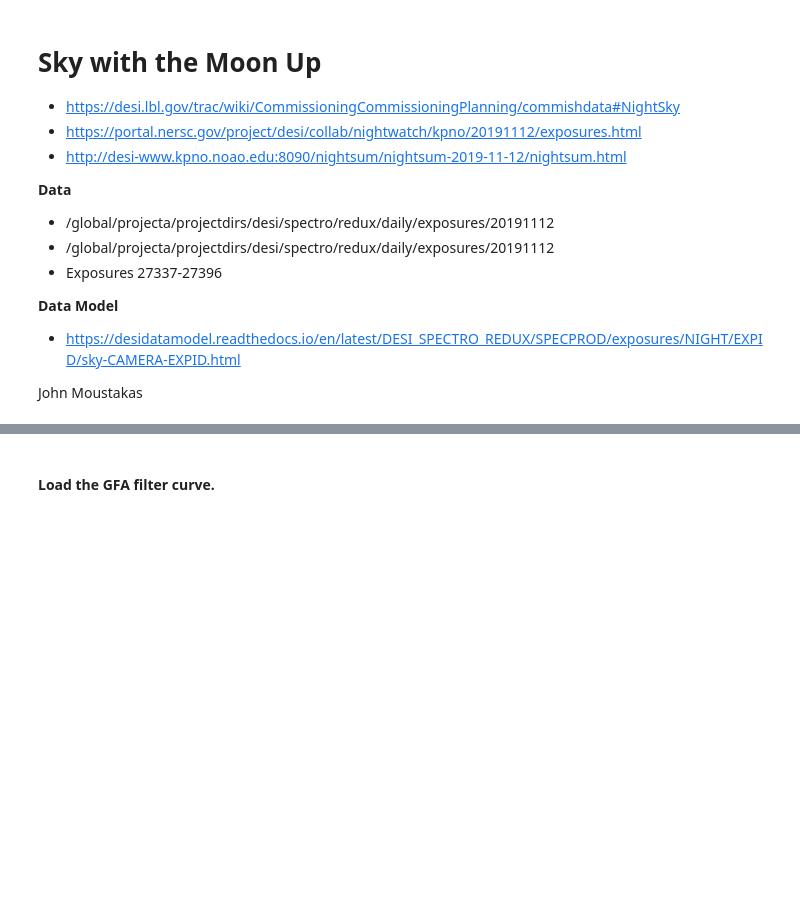
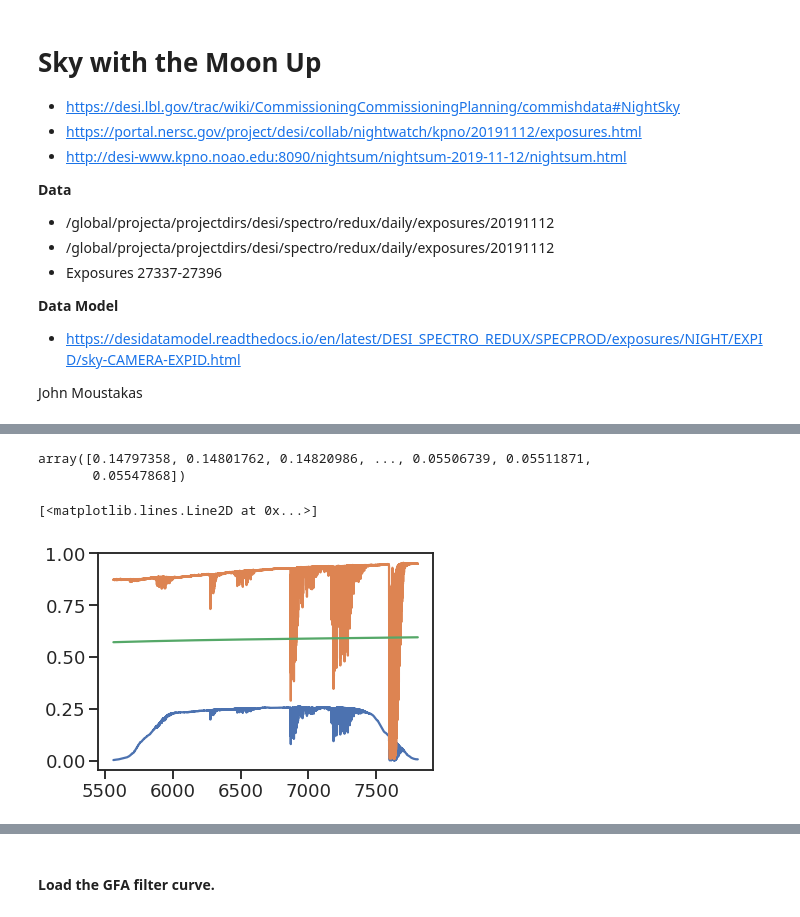
Before and after one commit to desihub/desicmx, a Jupyter notebook: analysis/specsky/sky-with-moon.ipynb, the cells around one changed output, grey strips where cells are left out. Saved outputs shown, nothing was run; the diff lists cells and outputs as text; code cells hidden in the pictures; blank space fills up the shorter version.

```diff
--- a/analysis/specsky/sky-with-moon.ipynb
+++ b/analysis/specsky/sky-with-moon.ipynb
@@ -39,0 +118,15 @@ sns.set(context='talk', style='ticks', font_scale=1.1)
+# %%
+fp = desimodel.io.load_fiberpos()
+tt = desimodel.io.load_throughput('r')
+tt.extinction(tt._wave)
+# %% [output]
+array([0.14797358, 0.14801762, 0.14820986, ..., 0.05506739, 0.05511871,
+       0.05547868])
+# %%
+tt = desimodel.io.load_throughput('r')
+plt.plot(tt._wave, tt.thru(tt._wave))
+plt.plot(tt._wave, tt.atmospheric_throughput(tt._wave))
+plt.plot(tt._wave, tt.fiberinput_throughput(tt._wave))
+# %% [output]
+[<matplotlib.lines.Line2D at 0x...>]
+[figure, added]
```
Also changed, not shown: parts of 38 cells of this notebook.
